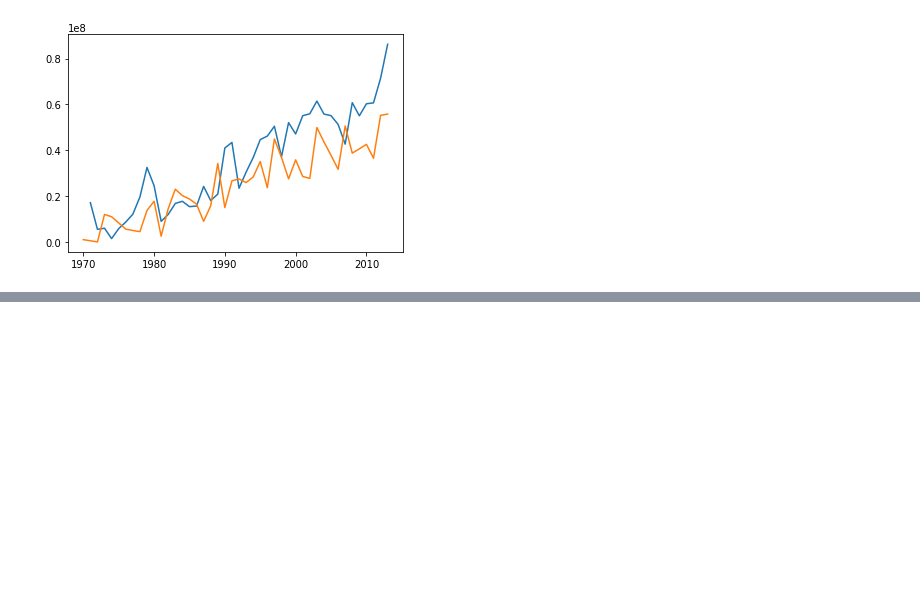
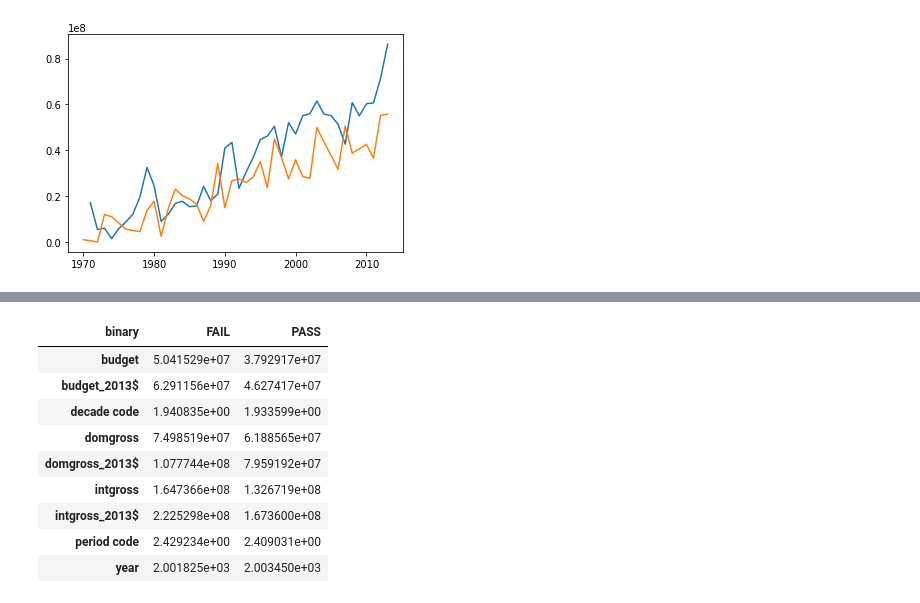
Before and after one commit to vivekster12/women_in_movies, a Jupyter notebook: trial.ipynb, the cells around one changed output, grey strips where cells are left out. Drawn from its saved outputs; the diff is of its cells as text; code cells hidden in the pictures; blank space fills up the shorter version.

```diff
--- a/trial.ipynb
+++ b/trial.ipynb
@@ -83,0 +92,13 @@ ax.plot(x_pass, y_pass)
+# %%
+data.pivot_table(columns=data.binary)
+# %% [output]
+| binary | FAIL | PASS |
+| budget | 5.041529e+07 | 3.792917e+07 |
+| budget_2013$ | 6.291156e+07 | 4.627417e+07 |
+| decade code | 1.940835e+00 | 1.933599e+00 |
+| domgross | 7.498519e+07 | 6.188565e+07 |
+| domgross_2013$ | 1.077744e+08 | 7.959192e+07 |
+| intgross | 1.647366e+08 | 1.326719e+08 |
+| intgross_2013$ | 2.225298e+08 | 1.673600e+08 |
+| period code | 2.429234e+00 | 2.409031e+00 |
+| year | 2.001825e+03 | 2.003450e+03 |
```
Also changed, not shown: parts of 4 cells of this notebook.
